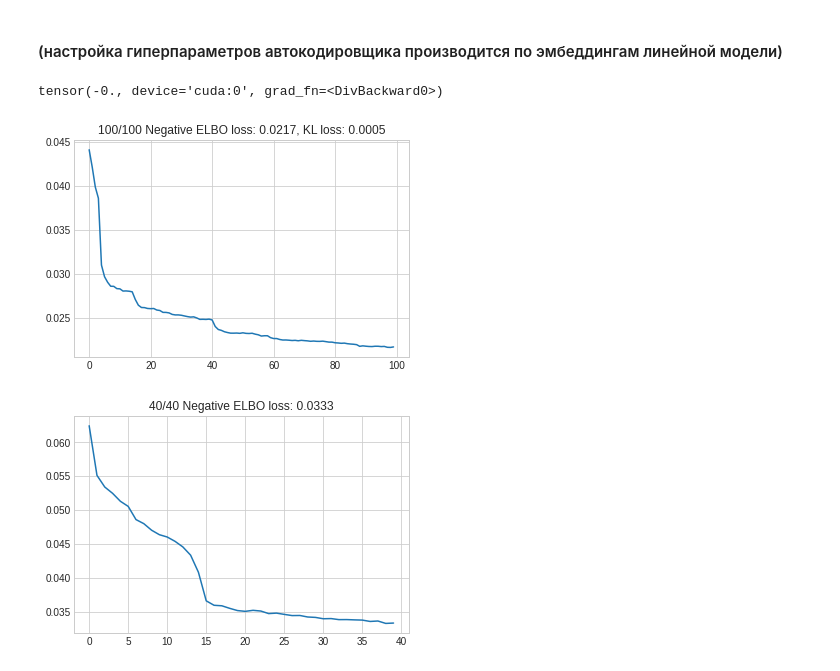
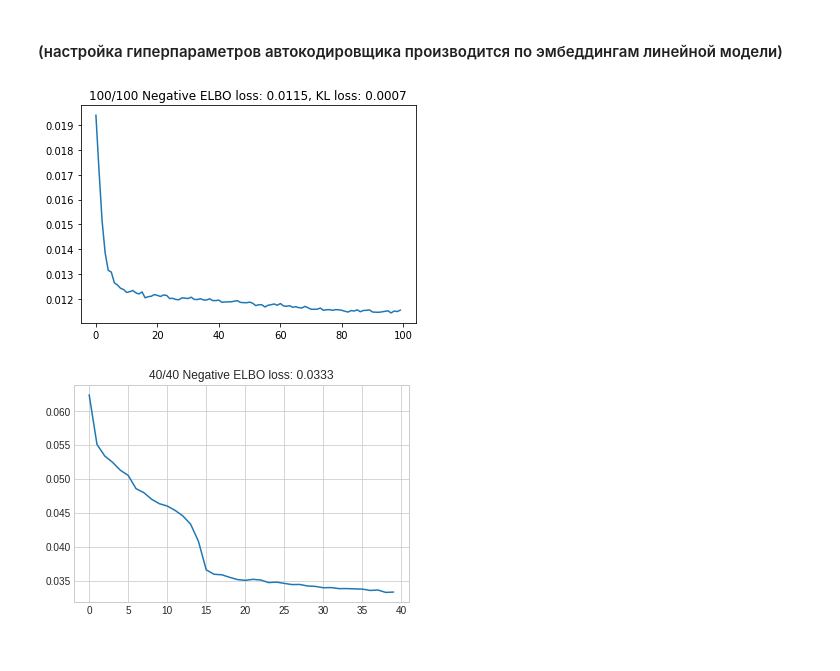
Before and after one commit to AlexShevchuk7/MADE, a Jupyter notebook: Diploma/Modelling_MLP_TCN_TRANSFORMER.ipynb, the cells around one changed output. Drawn from its saved outputs; the diff is of its cells as text; code cells hidden in the pictures.

```diff
--- a/Diploma/Modelling_MLP_TCN_TRANSFORMER.ipynb
+++ b/Diploma/Modelling_MLP_TCN_TRANSFORMER.ipynb
@@ -190,6 +290,25 @@ class Decoder(nn.Module):
         #x = self.batchnorm2(x)
 
         return torch.reshape(x, (-1, self.chunk_length, self.chunk_size))
+# %%
+class Decoder(nn.Module):
+    def __init__(self, batch_shape, latent_dim):
+        super(Decoder, self).__init__()
+        self.batch_dim = batch_shape[0]
+        self.chunk_length = batch_shape[1]
+        self.chunk_size = batch_shape[2]
+
+        self.fc1 = nn.Linear(latent_dim, latent_dim * 8)
+        self.fc2 = nn.Linear(latent_dim * 8, latent_dim * 16)
+        self.fc3 = nn.Linear(latent_dim * 16, latent_dim * 32)
+        self.fc4 = nn.Linear(latent_dim * 32, self.chunk_length * self.chunk_size)
+
+    def forward(self, x):
+        x = F.relu(self.fc1(x))
+        x = F.relu(self.fc2(x))
+        x = F.relu(self.fc3(x))
+        x = F.relu(self.fc4(x))
+        return torch.reshape(x, (-1, self.chunk_length, self.chunk_size))
 # %%
 class Autoencoder(nn.Module):
     def __init__(self, batch_shape):
@@ -355,58 +474,53 @@ for i in tqdm(range(n_epochs)):
 ### Обучение вариационного автокодировщика на данных без аномалий
 # %% [markdown]
 #### (настройка гиперпараметров автокодировщика производится по эмбеддингам линейной модели)
-# %%
-kl_loss
-# %% [output]
-tensor(-0., device='cuda:0', grad_fn=<DivBackward0>)
 # %%
 kldivs = []
 mses = []
 loss_vals = []
 n_epochs = 100
 latent_dim = 16
-#tcn_net = TCNModel(num_filters=20, kernel_size=5, input_chunk_length=window, output_chunk_length=50)
-basic_emb = Basic_net(batch).to(device)
-embedded = basic_emb(batch)
-encoder = LinearEncoder(embedded)
-encoder = encoder.to(device)
-#encoder = TCNEncoder(batch, tcn_net)
+tcn_net = TCNModel(num_filters=20, kernel_size=5, input_chunk_length=window, output_chunk_length=50)
+#basic_emb = Basic_net(batch).to(device)
+#embedded = basic_emb(batch)
+#encoder = LinearEncoder(embedded)
+#encoder = encoder.to(device)
+encoder = TCNEncoder(batch, tcn_net)
 decoder = Decoder(batch.shape, latent_dim).to(device)
-#decoder = decoder.to(device)
 vae = VAE(encoder, decoder)
 vae = vae.to(device)
 criterion = nn.MSELoss()
 opt = Adam(vae.parameters(), lr=0.0002)
 mse = MSELoss()
-beta = 0.5
+beta = 0.75
 
 for i in tqdm(range(n_epochs)):
     for b_n, batch in enumerate(trainloader):
         opt.zero_grad()
 
         logits, mu, logvar = vae(batch)
 
         reconstruction_loss = mse(logits, batch)
         #lk_loss = beta * (1 + torch.log(sigma**2) - mu**2 - sigma**2) * 0.5 /  (batch.shape[0] * batch.shape[1] * batch.shape[2])
         #l_kl = l_kl.sum(1).mean()
         kl_loss = -0.5 * torch.sum(1 + logvar - mu.pow(2) -
                                    logvar.exp(), -1).mean() / (batch.shape[0] * batch.shape[1] * batch.shape[2]) * beta
         loss = reconstruction_loss + kl_loss
 
         loss.sum().backward()
         opt.step()
 
     mses.append(reconstruction_loss)
     kldivs.append(kl_loss)
     loss_vals.append(loss.item())
 
         #if i % 100 == 0:
     plt.plot(loss_vals[-100:])
     plt.title('{}/{} Negative ELBO loss: {:.4f}, KL loss: {:.4f}'.format(i+1, n_epochs, loss_vals[-1], kl_loss))
     plt.show();
     clear_output(wait=True)
 # %% [output]
-[figure, old version]
+[figure, new version]
 # %%
 kldivs = []
 mses = []
```
Also changed, not shown: parts of 9 cells of this notebook.
